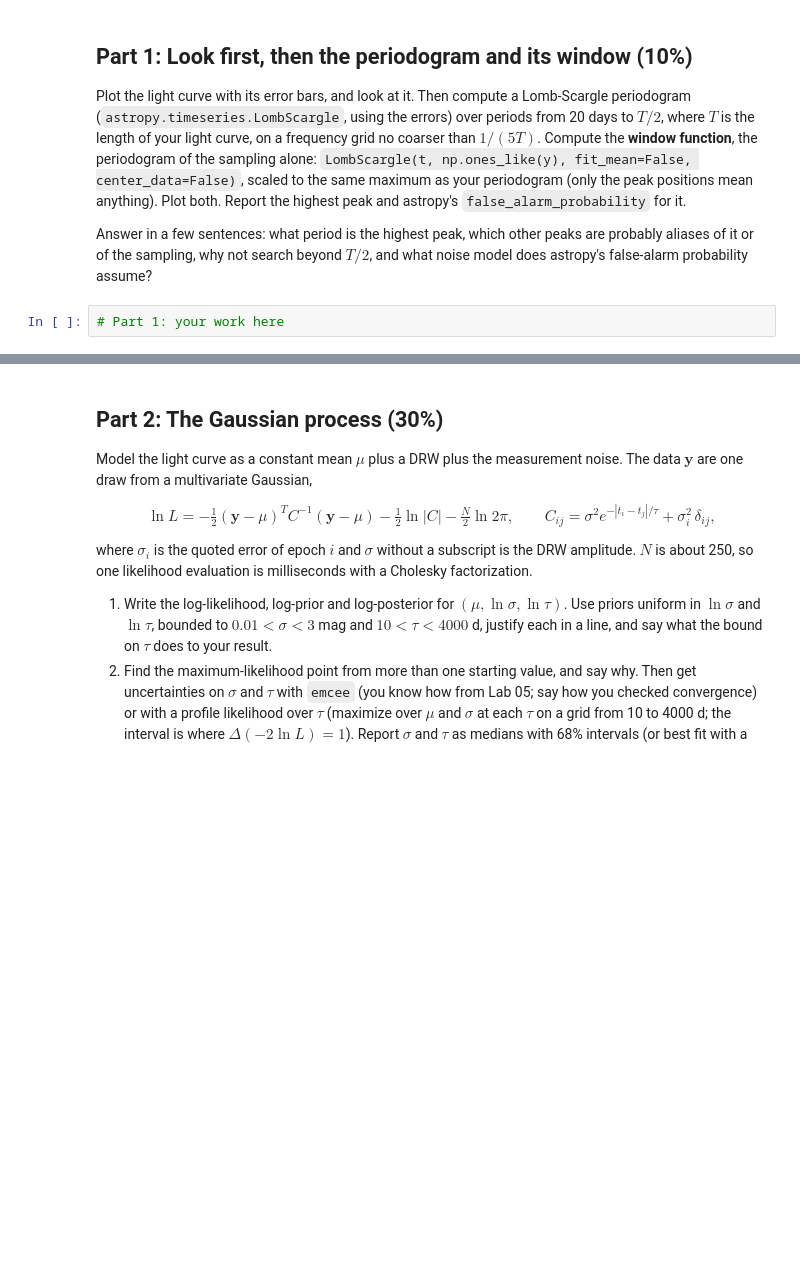
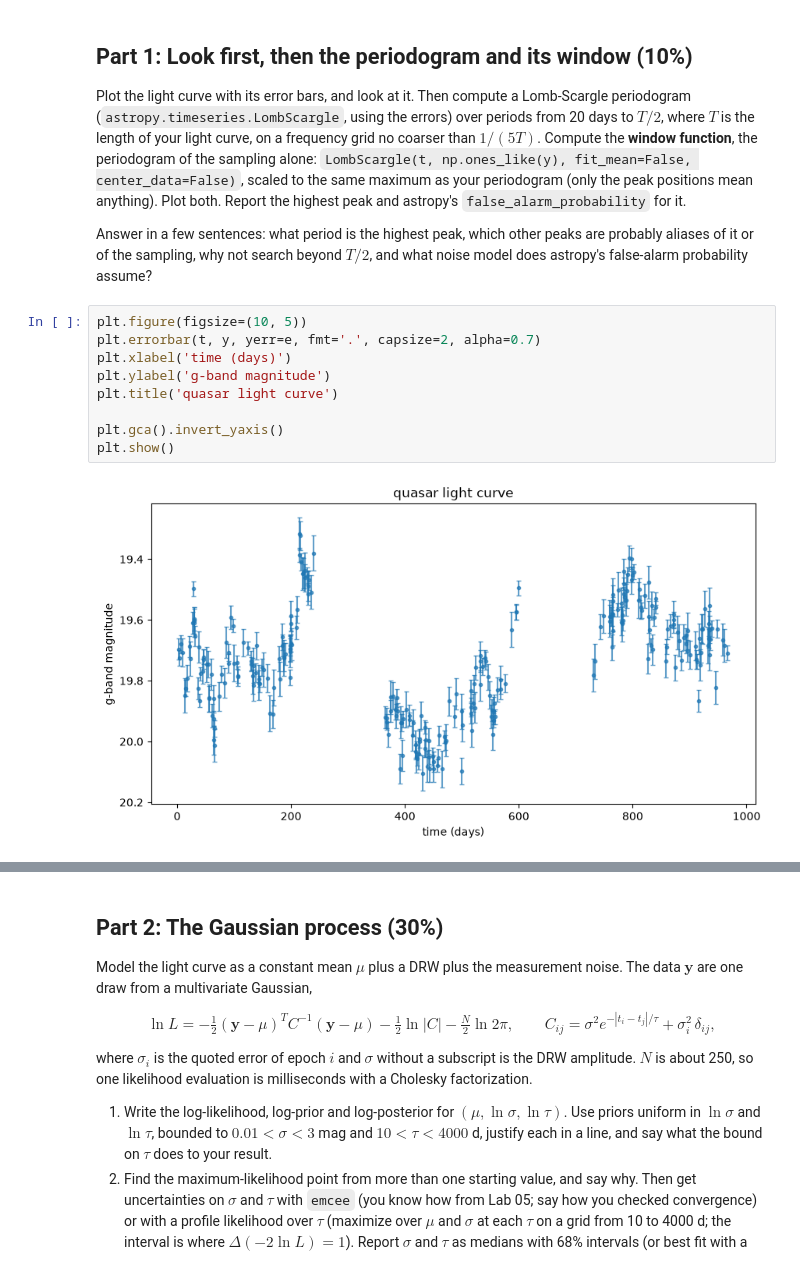
Before and after one commit to AustinMathison/ast457_2026_Fall, a Jupyter notebook: labs/07/lab07.ipynb, the cells around one changed output, grey strips where cells are left out. Drawn from its saved outputs; the diff is of its cells as text; blank space fills up the shorter version.

```diff
--- a/labs/07/lab07.ipynb
+++ b/labs/07/lab07.ipynb
@@ -38,4 +40,13 @@ Plot the light curve with its error bars, and look at it. Then compute a Lomb-Sc
 
 Answer in a few sentences: what period is the highest peak, which other peaks are probably aliases of it or of the sampling, why not search beyond $T/2$, and what noise model does astropy's false-alarm probability assume?
 # %%
-# Part 1: your work here
+plt.figure(figsize=(10, 5))
+plt.errorbar(t, y, yerr=e, fmt='.', capsize=2, alpha=0.7)
+plt.xlabel('time (days)')
+plt.ylabel('g-band magnitude')
+plt.title('quasar light curve')
+
+plt.gca().invert_yaxis()
+plt.show()
+# %% [output]
+[figure, added]
```
Also changed, not shown: parts of 27 cells of this notebook, 1 other file.
